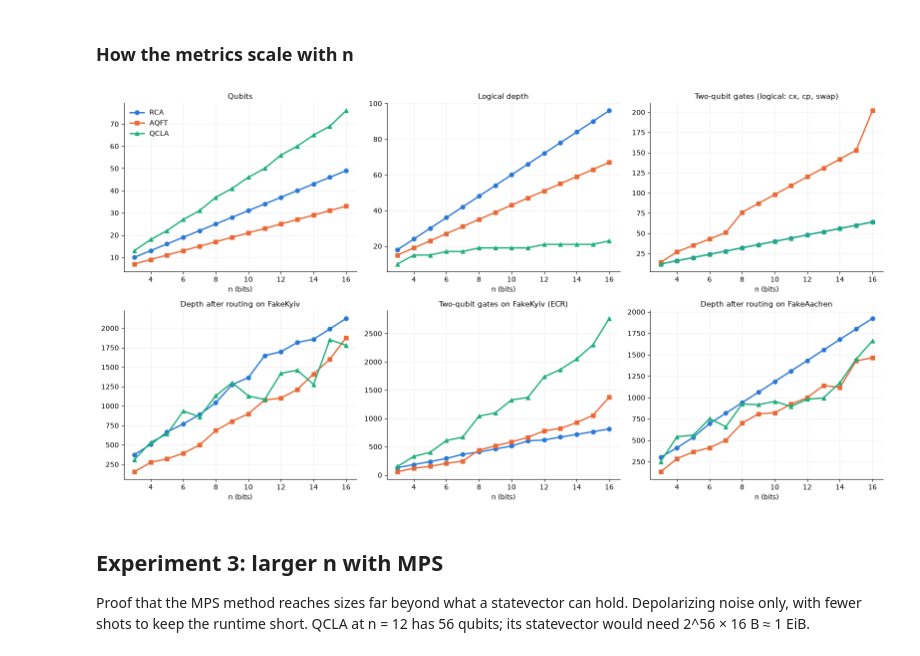
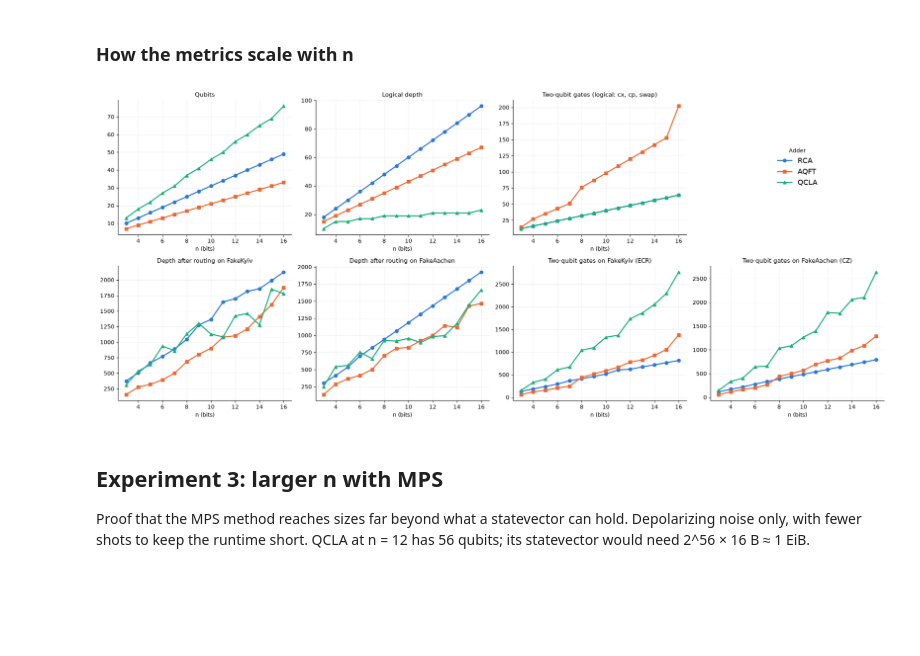
Before and after one commit to ArthurWDamasio/quantum-computing-notebooks, a Jupyter notebook: notebooks/arithmetic/qadders-study-v2.ipynb, the cells around one changed output. Drawn from its saved outputs; the diff is of its cells as text; code cells hidden in the pictures; blank space fills up the shorter version.

```diff
--- a/notebooks/arithmetic/qadders-study-v2.ipynb
+++ b/notebooks/arithmetic/qadders-study-v2.ipynb
@@ -999,27 +1069,33 @@ n= 8 QCLA  logical:     {'ccx': 54, 'cx': 32}
 # %%
 panels = [
     ("qubits", "Qubits"),
     ("depth", "Logical depth"),
     ("two_qubit_gates", "Two-qubit gates (logical: cx, cp, swap)"),
+    None,
     ("kyiv_depth", "Depth after routing on FakeKyiv"),
+    ("aachen_depth", "Depth after routing on FakeAachen"),
     ("kyiv_2q", "Two-qubit gates on FakeKyiv (ECR)"),
-    ("aachen_depth", "Depth after routing on FakeAachen"),
+    ("aachen_2q", "Two-qubit gates on FakeAachen (CZ)"),
 ]
-fig, axes = plt.subplots(2, 3, figsize=(16, 8.5))
-for ax, (col, title) in zip(axes.flat, panels):
+fig, axes = plt.subplots(2, 4, figsize=(20, 8.5))
+for ax, panel in zip(axes.flat, panels):
+    if panel is None:
+        ax.axis("off")
+        continue
+    col, title = panel
     for adder, color in ADDER_COLORS.items():
         s = metrics[metrics.adder == adder].sort_values("n")
         ax.plot(s.n, s[col], color=color, marker=ADDER_MARKERS[adder], linewidth=2,
                 markersize=6, label=adder)
     ax.set_title(title, fontsize=11)
     ax.set_xlabel("n (bits)")
     ax.grid(alpha=0.2); ax.spines[["top", "right"]].set_visible(False)
-axes[0, 0].legend(frameon=False)
-plt.tight_layout()
-plt.savefig("circuit_metrics.png", dpi=150)
-plt.show()
+
+handles, labels = axes[0, 0].get_legend_handles_labels()
+axes[0, 3].legend(handles, labels, frameon=False, loc="center", fontsize=13, title="Adder")
+plt.tight_layout(); plt.show()
 # %% [output]
-[figure, old version]
+[figure, new version]
 # %% [markdown]
 ## Experiment 3: larger n with MPS
 
```
Also changed, not shown: parts of 6 cells of this notebook, 4 other files.
